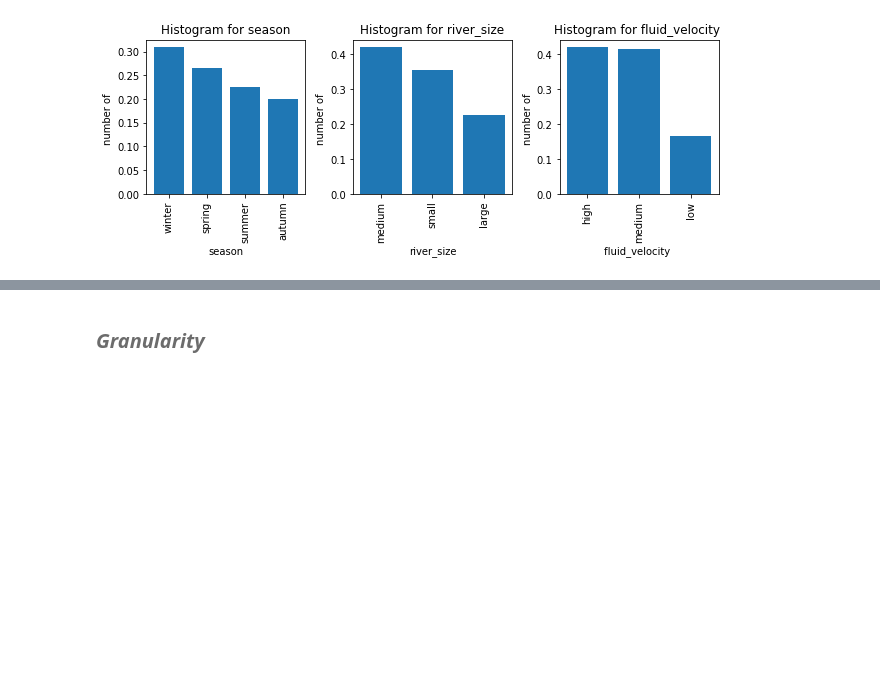
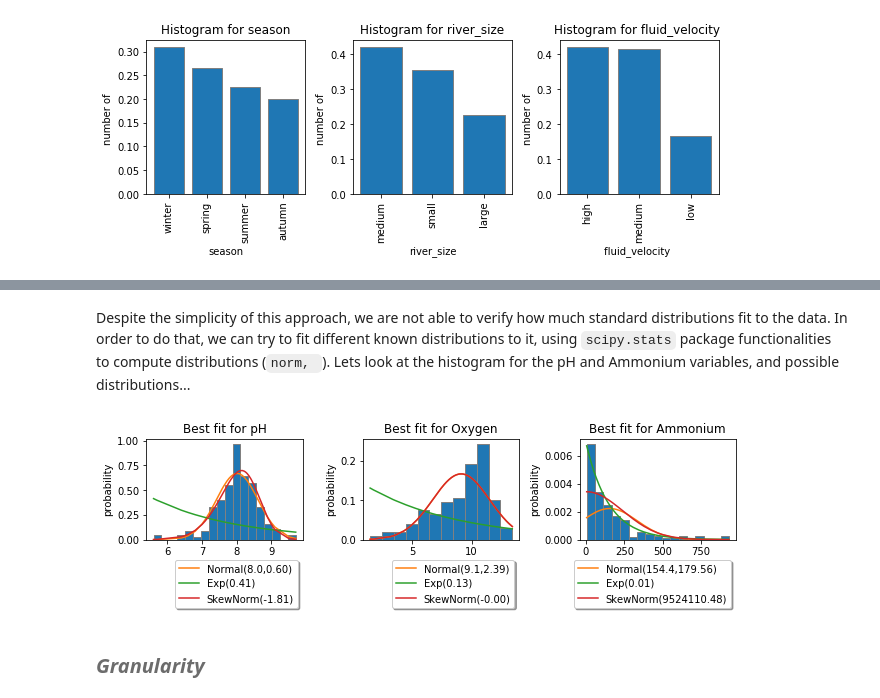
Before and after one commit to psinogas/DSlabs2019, a Jupyter notebook: Lab1.ipynb, the cells around one changed output, grey strips where cells are left out. Cells and saved outputs as stored; diff of their text form; code cells hidden in the pictures; blank space fills up the shorter version.

```diff
--- a/Lab1.ipynb
+++ b/Lab1.ipynb
@@ -273,2 +292,57 @@ Lets look at the histogram
+# %% [markdown]
+
+Despite the simplicity of this approach, we are not able to verify how much standard distributions fit to the data.
+In order to do that, we can try to fit different known distributions to it, using <code>scipy.stats</code> package
+functionalities to compute distributions (<code>norm, </code>).
+Lets look at the histogram for the pH and Ammonium variables, and possible distributions...
+# %%
+def plot_multiple_line_chart(title: str, x_name: str, y_name: str, x_values: list, y_values: dict):
+    legend: list = []
+    _plt.xlabel(x_name)
+    _plt.ylabel(y_name)
+    _plt.title(title)
+    for name, y in y_values.items():
+        _plt.plot(x_values, y)
+        legend.append(name)
+    _plt.legend(legend, loc='best', bbox_to_anchor=(1, -0.15),fancybox = True, shadow = True)
+    #_plt.legend(legend, loc='lower center')
+
+import scipy.stats as _stats
+def compute_known_distributions(x_values, n_bins) -> dict:
+    distributions = dict()
+    # Gaussian
+    mean, sigma = _stats.norm.fit(x_values)
+    distributions['Normal(%.1f,%.2f)'%(mean,sigma)] = _stats.norm.pdf(x_values, mean, sigma)
+    # LogNorm
+   # sigma, loc, scale = _stats.lognorm.fit(x_values)
+   # distributions['LogNor(%.1f,%.2f)'%(np.log(scale),sigma)] = _stats.lognorm.pdf(x_values, sigma, loc, scale)
+    # Exponential
+    loc, scale = _stats.expon.fit(x_values)
+    distributions['Exp(%.2f)'%(1/scale)] = _stats.expon.pdf(x_values, loc, scale)
+    # Chi2
+   # df, loc, scale = _stats.chi2.fit(x_values)
+   # distributions['Chi2(%.2f)'%df] = _stats.chi2.pdf(x_values, df, loc, scale)
+    # SkewNorm
+    a, loc, scale = _stats.skewnorm.fit(x_values)
+    distributions['SkewNorm(%.2f)'%a] = _stats.skewnorm.pdf(x_values, a, loc, scale)
+    return distributions
+
+def histogram_with_distributions(series, var, rows, cols, n):
+    _plt.subplot(rows, cols, n)
+    values = series.sort_values().values
+
+    n, bins, patches = _plt.hist(values, 'auto', density=True, edgecolor='grey')
+    distributions = compute_known_distributions(values, bins)
+    plot_multiple_line_chart('Best fit for %s'%var, var, 'probability',
+                             values, distributions)
+
+_plt.figure(figsize=[9, 3])
+histogram_with_distributions(data['pH'].dropna(), 'pH', 1, 3, 1)
+histogram_with_distributions(data['Oxygen'].dropna(), 'Oxygen', 1, 3, 2)
+histogram_with_distributions(data['Ammonium'].dropna(), 'Ammonium', 1, 3, 3)
+_plt.tight_layout()
+_plt.show()
+# %% [output]
+[figure, added]
 # %% [markdown]
 <h4 style="font-family:Arial;color:#6c6c6c;font-size:20px;font-style:italic;">Granularity</h4>
```
Also changed, not shown: parts of 13 cells of this notebook.
